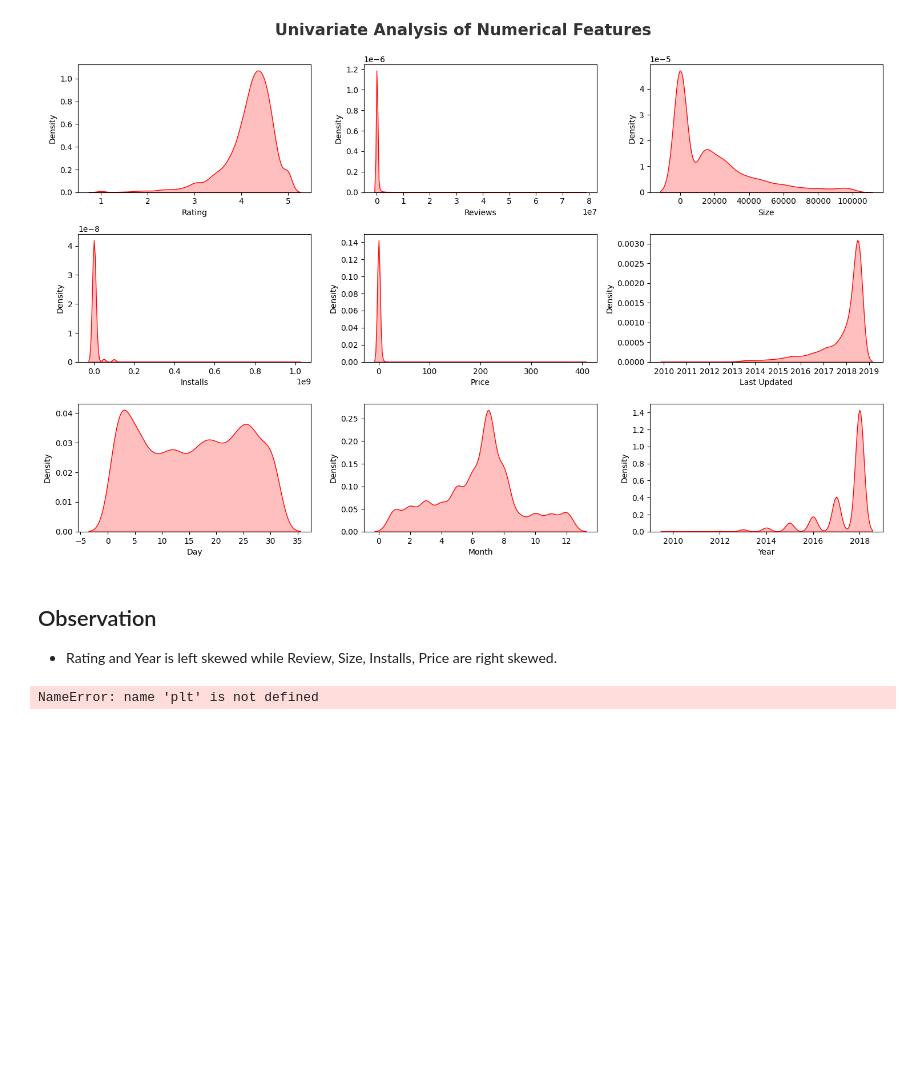
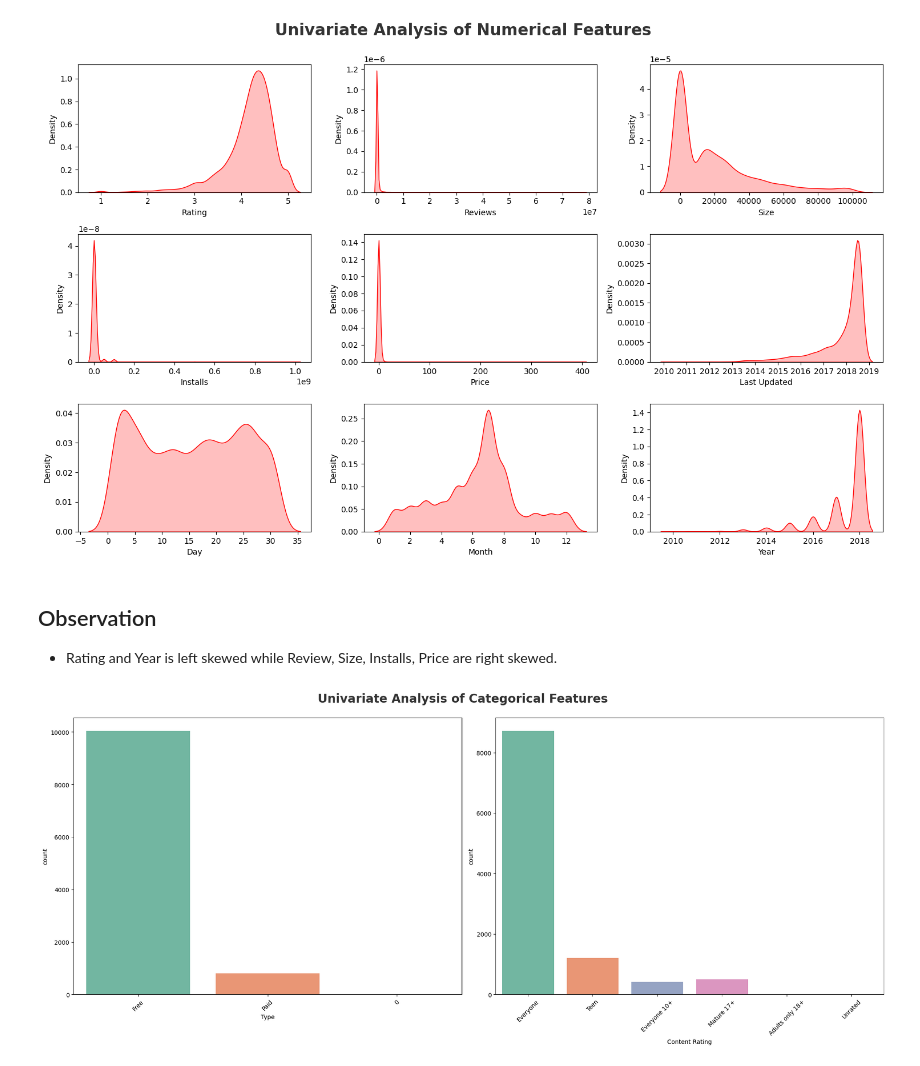
Before and after one commit to mohithnovoct/Exploratory_Data_Analysis, a Jupyter notebook: EDA and Feature engineering of google play store dataset.ipynb, the cells around one changed output. Saved outputs shown, nothing was run; the diff lists cells and outputs as text; code cells hidden in the pictures; blank space fills up the shorter version.

```diff
--- a/EDA and Feature engineering of google play store dataset.ipynb
+++ b/EDA and Feature engineering of google play store dataset.ipynb
@@ -405,12 +405,13 @@ for i in range(0, len(numeric_features)):
 # %%
 ## categorical columns
 plt.figure(figsize=(20,15))
 plt.suptitle('Univariate Analysis of Categorical Features', fontsize=20, fontweight='bold',alpha=0.8,y=1.)
-for i in range(0, len(categorical_features)):
+category = ['Type', 'Content Rating']
+for i in range(0, len(category)):
     plt.subplot(2, 2, i+1)
-    sns.countplot(x=df[categorical_features[i]], palette='Set2')
-    plt.xlabel(categorical_features[i])
+    sns.countplot(x=df[category[i]], palette='Set2')
+    plt.xlabel(category[i])
     plt.xticks(rotation=45)
     plt.tight_layout()
 # %% [output]
-NameError: name 'plt' is not defined
+[figure, added]
```
Also changed, not shown: parts of 9 cells of this notebook.
